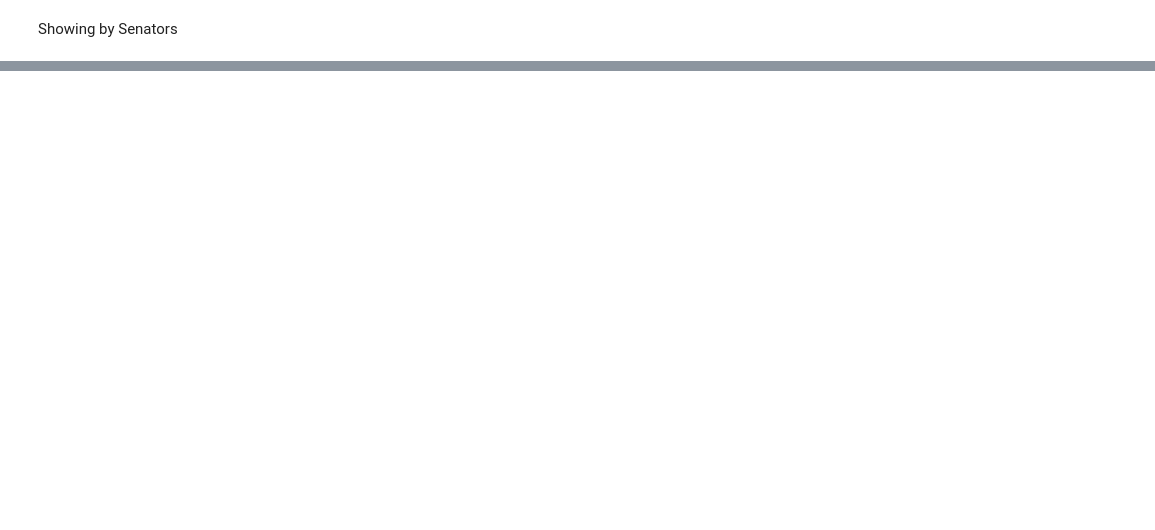
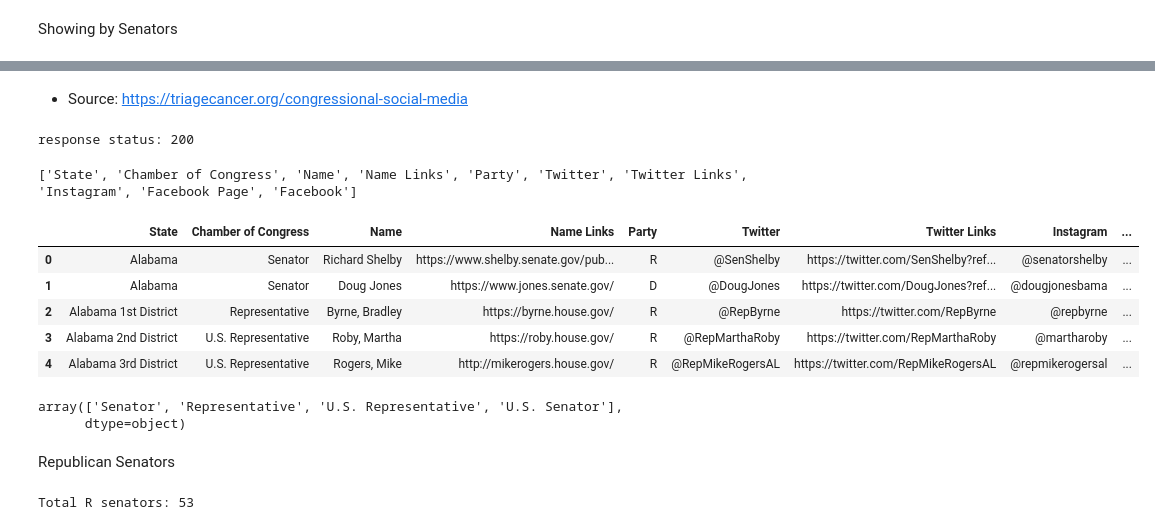
Before and after one commit to sodalabsio/US_2020_obs, a Jupyter notebook: US_2020_pol_obs.ipynb, the cells around one changed output, grey strips where cells are left out. Cells and saved outputs as stored; diff of their text form; code cells hidden in the pictures; blank space fills up the shorter version.

```diff
--- a/US_2020_pol_obs.ipynb
+++ b/US_2020_pol_obs.ipynb
@@ -814,0 +572,42 @@ fig.show()
+# %% [markdown]
+- Source: https://triagecancer.org/congressional-social-media
+# %%
+import requests
+import pandas as pd
+from bs4 import BeautifulSoup
+
+web_url = 'https://triagecancer.org/congressional-social-media'
+response = requests.get(web_url)
+print(f"response status: {response.status_code}")
+# %% [output]
+response status: 200
+# %%
+soup_object = BeautifulSoup(response.content)
+data_table = soup_object.find_all('table')[0]
+# %%
+columns = [elem.text for elem in data_table.find_all('th')]
+print(columns)
+# %% [output]
+['State', 'Chamber of Congress', 'Name', 'Name Links', 'Party', 'Twitter', 'Twitter Links', 'Instagram', 'Facebook Page', 'Facebook']
+# %%
+all_values = []
+for row in data_table.find_all('tr')[1:]:
+    values = [td.text for td in row.find_all('td')]
+    all_values.append(values)
+# %%
+df_senators = pd.DataFrame(all_values, columns=columns)
+df_senators.head()
+# %% [output]
+|  | State | Chamber of Congress | Name | Name Links | Party | Twitter | Twitter Links | Instagram | ... |
+| 0 | Alabama | Senator | Richard Shelby | https://www.shelby.senate.gov/pub... | R | @SenShelby | https://twitter.com/SenShelby?ref... | @senatorshelby | ... |
+| 1 | Alabama | Senator | Doug Jones | https://www.jones.senate.gov/ | D | @DougJones | https://twitter.com/DougJones?ref... | @dougjonesbama | ... |
+| 2 | Alabama 1st District | Representative | Byrne, Bradley | https://byrne.house.gov/ | R | @RepByrne | https://twitter.com/RepByrne | @repbyrne | ... |
+| 3 | Alabama 2nd District | U.S. Representative | Roby, Martha | https://roby.house.gov/ | R | @RepMarthaRoby | https://twitter.com/RepMarthaRoby | @martharoby | ... |
+| 4 | Alabama 3rd District | U.S. Representative | Rogers, Mike | http://mikerogers.house.gov/ | R | @RepMikeRogersAL | https://twitter.com/RepMikeRogersAL | @repmikerogersal | ... |
+# %%
+df_senators['Chamber of Congress'].unique()
+# %% [output]
+array(['Senator', 'Representative', 'U.S. Representative', 'U.S. Senator'],
+      dtype=object)
+# %% [markdown]
+Republican Senators
@@ -814,0 +616,5 @@ fig.show()
+# %%
+rep_senators = {x['Twitter'].replace('@', '') : x['State'] for x in rep_senators}
+print(f"Total R senators: {len(rep_senators)}")
+# %% [output]
+Total R senators: 53
```
Also changed, not shown: parts of 74 cells of this notebook, 2 other files.
